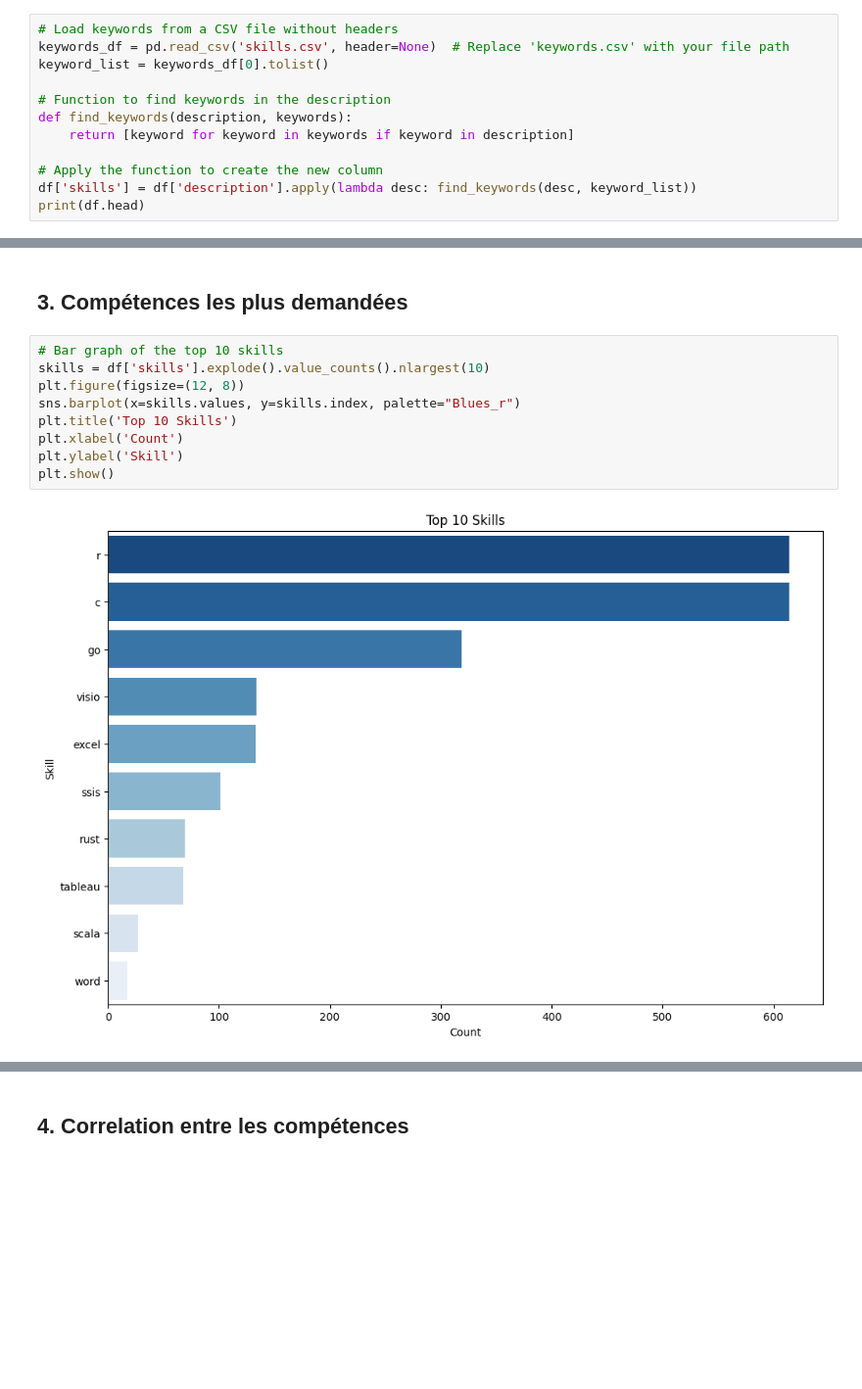
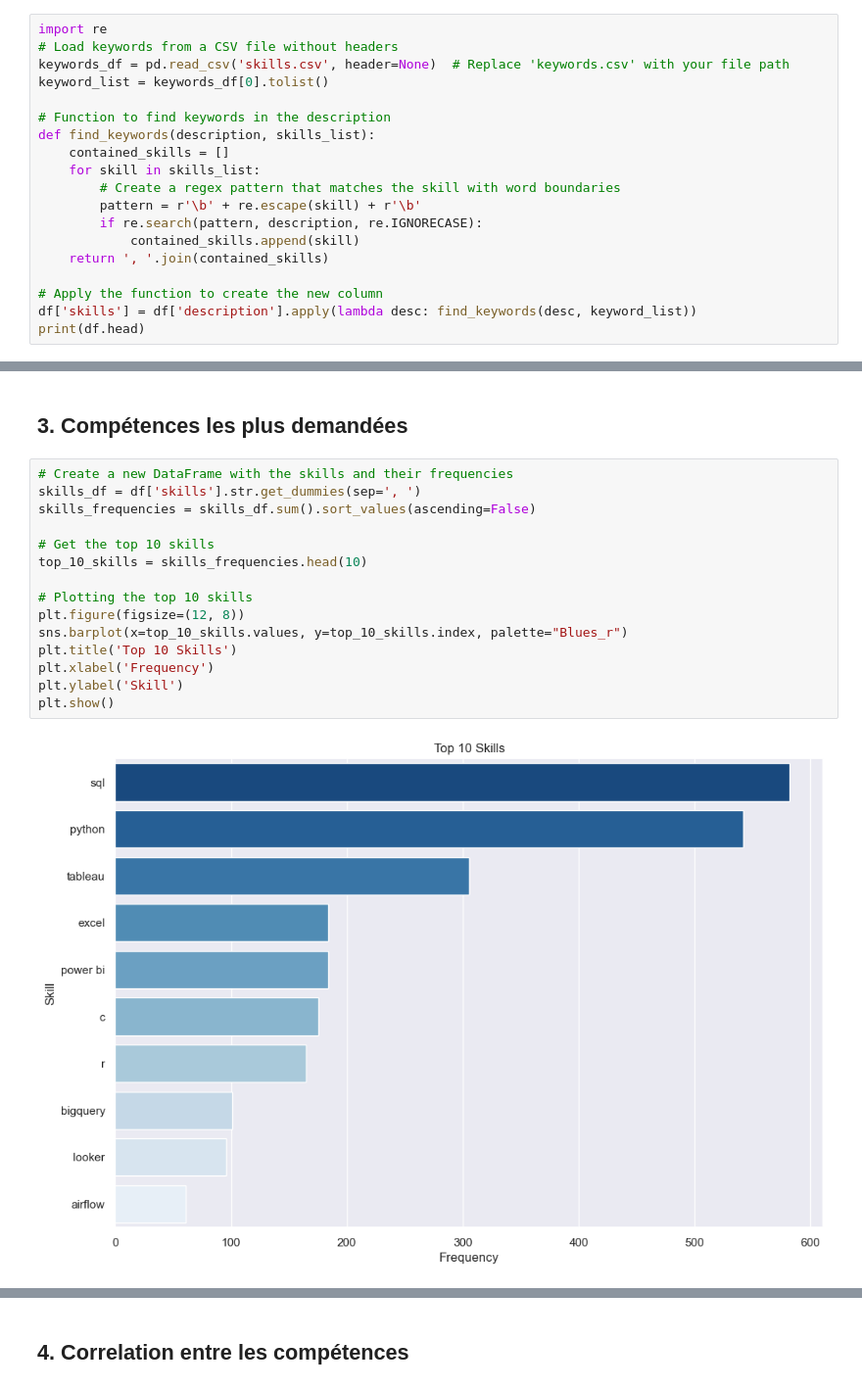
Before and after one commit to kariminus/Jobs-Analysis, a Jupyter notebook: 1_Skill_Analysis.ipynb, the cells around one changed output, grey strips where cells are left out. Shown: that part at 98% size. Drawn from its saved outputs; the diff is of its cells as text; blank space fills up the shorter version.

```diff
--- a/1_Skill_Analysis.ipynb
+++ b/1_Skill_Analysis.ipynb
@@ -30,13 +30,20 @@ print(df.head)
 # %% [markdown]
 ## 2. Définir les compétences des offres d'emploi
 # %%
+import re
 # Load keywords from a CSV file without headers
 keywords_df = pd.read_csv('skills.csv', header=None)  # Replace 'keywords.csv' with your file path
 keyword_list = keywords_df[0].tolist()
 
 # Function to find keywords in the description
-def find_keywords(description, keywords):
-    return [keyword for keyword in keywords if keyword in description]
+def find_keywords(description, skills_list):
+    contained_skills = []
+    for skill in skills_list:
+        # Create a regex pattern that matches the skill with word boundaries
+        pattern = r'\b' + re.escape(skill) + r'\b'
+        if re.search(pattern, description, re.IGNORECASE):
+            contained_skills.append(skill)
+    return ', '.join(contained_skills)
 
 # Apply the function to create the new column
 df['skills'] = df['description'].apply(lambda desc: find_keywords(desc, keyword_list))
@@ -62,16 +69,22 @@ print(df.head)
 # %% [markdown]
 ## 3. Compétences les plus demandées
 # %%
-# Bar graph of the top 10 skills
-skills = df['skills'].explode().value_counts().nlargest(10)
+# Create a new DataFrame with the skills and their frequencies
+skills_df = df['skills'].str.get_dummies(sep=', ')
+skills_frequencies = skills_df.sum().sort_values(ascending=False)
+
+# Get the top 10 skills
+top_10_skills = skills_frequencies.head(10)
+
+# Plotting the top 10 skills
 plt.figure(figsize=(12, 8))
-sns.barplot(x=skills.values, y=skills.index, palette="Blues_r")
+sns.barplot(x=top_10_skills.values, y=top_10_skills.index, palette="Blues_r")
 plt.title('Top 10 Skills')
-plt.xlabel('Count')
+plt.xlabel('Frequency')
 plt.ylabel('Skill')
 plt.show()
 # %% [output]
-[figure, old version]
+[figure, new version]
 # %%
 # List of selected skills
 selected_skills = ['sql', 'excel', 'python', 'r', 'tableau', 'power bi']
```
Also changed, not shown: parts of 6 cells of this notebook, 2 other files.
